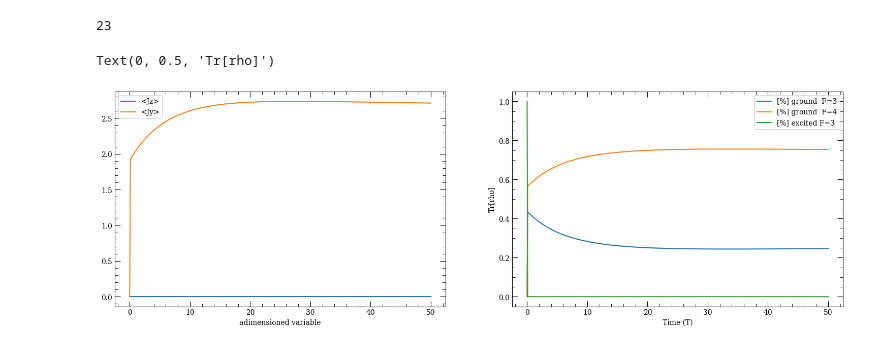
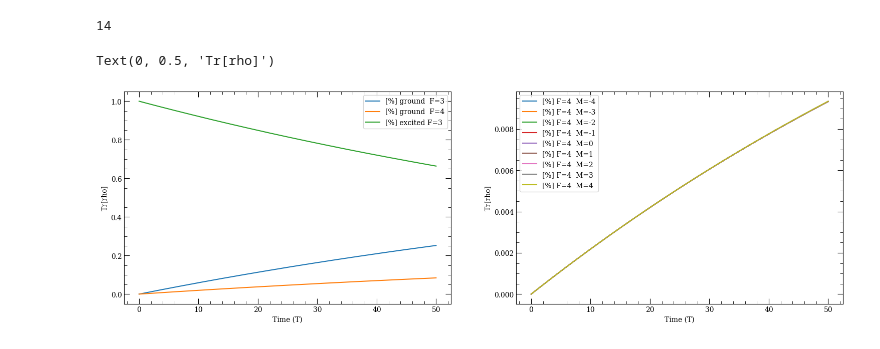
Before and after one commit to maimounabocoum/Mai-Qtip, a Jupyter notebook: PUMPING.ipynb, the cells around one changed output. Saved outputs shown, nothing was run; the diff lists cells and outputs as text; code cells hidden in the pictures.

Commit message:
collapse now implemented with branching coefficients

```diff
--- a/PUMPING.ipynb
+++ b/PUMPING.ipynb
@@ -12,7 +137,7 @@ from PIL import Image
 # preparation state for the MORS in list of [[l,j,[F]]]
 myList = [ [0,0.5,[3,4]] , [1,1.5,[3]] ]
 my_cesium = alk_atom(myList)
-my_cesium.printAtom()
+# my_cesium.printAtom()
 # Load parameters for Caesium alk Library
 atom = Caesium()
 # energy of D2 line in eV :
@@ -25,7 +150,7 @@ phi   = 0               # phase of the field
 Delta = 0               # Detuning of the field (rotation frame wl = w0 + Delta , where w0 is D2 line) in Hz
 Pol   = [0.5,0.5]       # distribution of polarization state [% of sigma+ , % of sigma-]
 
-Bx = 0.1e-3       # Magnetic field along x in T
+Bx = 1       # Magnetic field along x in T
 # constants
 muB = constants.physical_constants['Bohr magneton'][0] # Bohr magneton SI units
 
@@ -34,4 +159,6 @@ muB = constants.physical_constants['Bohr magneton'][0] # Bohr magneton SI units
 T = (2*np.pi)*(constants.hbar)/(0.25*muB*Bx)
 ea0 = constants.physical_constants['atomic unit of electric dipole mom.'][0]
 E0 = np.sqrt((2*Power)/(S*constants.c*constants.epsilon_0)) # field in V/m on atom
+
+print((0.25*muB*Bx)/(constants.hbar))
 # %% [output]
@@ -95,6 +213,6 @@ print(Hint)
 # %%
 # construction of collapse operators
-Cops = [Qobj(dims=[[my_cesium.N],[my_cesium.N]]) for i in range(my_cesium.N)] # initializing an empty list
+Cops = [Qobj(dims=[[my_cesium.N],[my_cesium.N]]) for i in range(my_cesium.N_notground)] # initializing an empty list
 
 offset = my_cesium.N - my_cesium.N_notground # element to skip the the basis to reach first collapsing ket
 for loop in range(0,my_cesium.N_notground,1): # loop on excited states
@@ -110,25 +228,25 @@ for loop in range(0,my_cesium.N_notground,1): # loop on excited states
                         Cops[loop] = Cops[loop] + \
                         np.sqrt(gamma*T)*basis(my_cesium.N, j)*basis(my_cesium.N, offset + loop).dag()
 
-            elif [my_cesium.L[offset+loop] , my_cesium.J[offset+loop]]==[1,0.5]:
-                # radiative decay 6P1/2
+            elif my_cesium.L[offset+loop]==1:# radiative decay 6P1/2 and 6P3/2
+
                 for j in range(0,offset +loop,1): # loop on all ket lower in energy of l=0
-                    if my_cesium.L[j]==0:
-                        gamma = atom.getStateLifetime(6,1,0.5, temperature=300,includeLevelsUpTo=7)**-1
-                        Cops[loop] = Cops[loop] + \
-                            np.sqrt(gamma*T)*basis(my_cesium.N, j)*basis(my_cesium.N, offset + loop).dag()
-            elif [my_cesium.L[offset+loop] , my_cesium.J[offset+loop]]==[1,1.5]:
-                # radiative decay 6P3/2
-                for j in range(0,offset +loop,1): # loop on all ket lower energy of l=0
-                    if my_cesium.L[j]==0:
-                        gamma = atom.getStateLifetime(6,1,1.5, temperature=300,includeLevelsUpTo=7)**-1
-                        Cops[loop] = Cops[loop] + \
-                            np.sqrt(gamma*T)*basis(my_cesium.N, j)*basis(my_cesium.N, offset + loop).dag()
+                    # evaluate difference Delta M = q from current to target state
+                    q = my_cesium.M[j] - my_cesium.M[offset+loop]
+                    if abs(q)<2: # selection rule on magnetic spin
+                        if my_cesium.L[j]==0:
+                            #get level lifetime
+                            gamma = atom.getStateLifetime(6,1,0.5, temperature=300,includeLevelsUpTo=7)**-1
+                            #get HFS branching coefficient from(L1,J1,M1 --> L2,J2,F2,F2 using q)
+                            b = my_cesium.GetHPSDipolarElementBranching(my_cesium.L[offset+loop],my_cesium.J[offset+loop],my_cesium.F[offset+loop],my_cesium.M[offset+loop],\
+                                                                        my_cesium.L[j],my_cesium.J[j],my_cesium.F[j],my_cesium.M[j],q)
+                            my_cesium.L[offset+loop] , my_cesium.J[offset+loop]
+                            Cops[loop] = Cops[loop] + \
+                                np.sqrt(b*gamma*T)*basis(my_cesium.N, j)*basis(my_cesium.N, offset + loop).dag()
 
-
-print(my_cesium.N)
+# I = my_cesium.FetchKetIndex([1,1.5,3,0])
+# print([my_cesium.L[I[0]],my_cesium.J[I[0]],my_cesium.F[I[0]],my_cesium.M[I[0]]])
+# plt.imshow(np.real(Cops[I[0]-offset].full()),aspect='auto',interpolation='none')
-# %% [output]
-23
 # %%
 # Initial state initialization
 # by convention, the order of the basis is that of my_cesium.M
@@ -139,6 +257,8 @@ for i in range(my_cesium.N_notground,my_cesium.N,1): # equidistribution of over
 rho0 = rho0/rho0.tr() # normalize by trace norm Trace
 # %%
 # Build readout operator
+
+ObsOp = []
 
 def C(F,m):
   return np.sqrt(F*(F+1)-m*(m+1))
@@ -148,6 +268,7 @@ Jy = Qobj(dims=[[my_cesium.N],[my_cesium.N]]) # initialize et zero N by N matrix
 for m in range(0,my_cesium.N-1,1):
      Jy+=0.5*C(my_cesium.F[m],my_cesium.M[m])*( basis(my_cesium.N, m+1)*basis(my_cesium.N, m).dag()
                                                + basis(my_cesium.N, m)*basis(my_cesium.N, m+1).dag() )
+
      # note that C(n,n) = 0 which makes this loop not overlap basis with different F values
 
 # # self construction of Jz operator in hbar unit
@@ -155,6 +276,7 @@ Jz = Qobj(dims=[[my_cesium.N],[my_cesium.N]]) # initialize et zero N by N matrix
 for m in range(0,my_cesium.N-1,1):
     Jz+=-0.5*1j*C(my_cesium.F[m],my_cesium.M[m])*( basis(my_cesium.N, m+1)*basis(my_cesium.N, m).dag()
                                                   - basis(my_cesium.N, m)*basis(my_cesium.N, m+1).dag() )
+
 
 # Build a projector onto sub-Hilbert Space L = 0 ; F = 3
 G3          = Qobj(dims=[[my_cesium.N],[my_cesium.N]]) # initialize et zero N by N matrix quantum object
@@ -170,6 +292,18 @@ for i in range(-4,5):
 E3          = Qobj(dims=[[my_cesium.N],[my_cesium.N]]) # initialize et zero N by N matrix quantum object
 for i in range(-3,4):
         E3.data[my_cesium.FetchKetIndex([1,1.5,3,i])[0],my_cesium.FetchKetIndex([1,1.5,3,i])[0]] = 1
+
+ObsOp.append(G3)
+ObsOp.append(G4)
+ObsOp.append(E3)
+ObsOp.append(G3*Jz)
+ObsOp.append(G4*Jy)
+
+for i in range(-4,5):
+        I = my_cesium.FetchKetIndex([0,0.5,4,i])
+        ObsOp.append(basis(my_cesium.N,I[0])*basis(my_cesium.N,I[0]).dag())
+# %% [output]
+14
 # %%
 # Run simulation
 opts = Options()
@@ -179,26 +313,26 @@ opts.store_final_state = True
 t = np.linspace(0, 50, 500) # Define time vector
 
 # collaspe operator list : Cops
-output = mesolve( H, rho0 , t , Cops, [G3,G4,E3,G3*Jz,G4*Jy] , options=opts ) # return a list density matrices over time in "output.states"
+output = mesolve( H, rho0 , t , Cops, ObsOp , options=opts ) # return a list density matrices over time in "output.states"
 # %%
 # print(population density on each hyperfine level)
 # for i in range(0,len(t)):
 #     [i]  = np.real(output.states[i].tr())
 
 fig, ax = plt.subplots(1,2)
 fig.set_size_inches(18.5, 5.5)
-ax[0].plot(output.times,output.expect[3],label='<Jz>')
-ax[0].plot(output.times,output.expect[4],label='<Jy>')
+ax[0].plot(output.times, output.expect[0],label='[%] ground  F=3')
+ax[0].plot(output.times, output.expect[1],label='[%] ground  F=4')
+ax[0].plot(output.times, output.expect[2],label='[%] excited F=3')
+ax[0].legend()
 ax[0].set_xlabel('Time (T)')
-ax[0].set_xlabel('adimensioned variable')
-ax[0].legend()
-# ax[0].set_xlim(0,3)
-ax[1].plot(output.times, output.expect[0],label='[%] ground  F=3')
-ax[1].plot(output.times, output.expect[1],label='[%] ground  F=4')
-ax[1].plot(output.times, output.expect[2],label='[%] excited F=3')
+ax[0].set_ylabel('Tr[rho]')
+
+for i in range(5,14):
+    ax[1].plot(output.times, output.expect[i],label='[%] F=4  M='+str(i-9))
 ax[1].legend()
 ax[1].set_xlabel('Time (T)')
 ax[1].set_ylabel('Tr[rho]')
 # %% [output]
 Text(0, 0.5, 'Tr[rho]')
-[figure, old version]
+[figure, new version]
```
Also changed, not shown: parts of 3 cells of this notebook, 3 other files.
